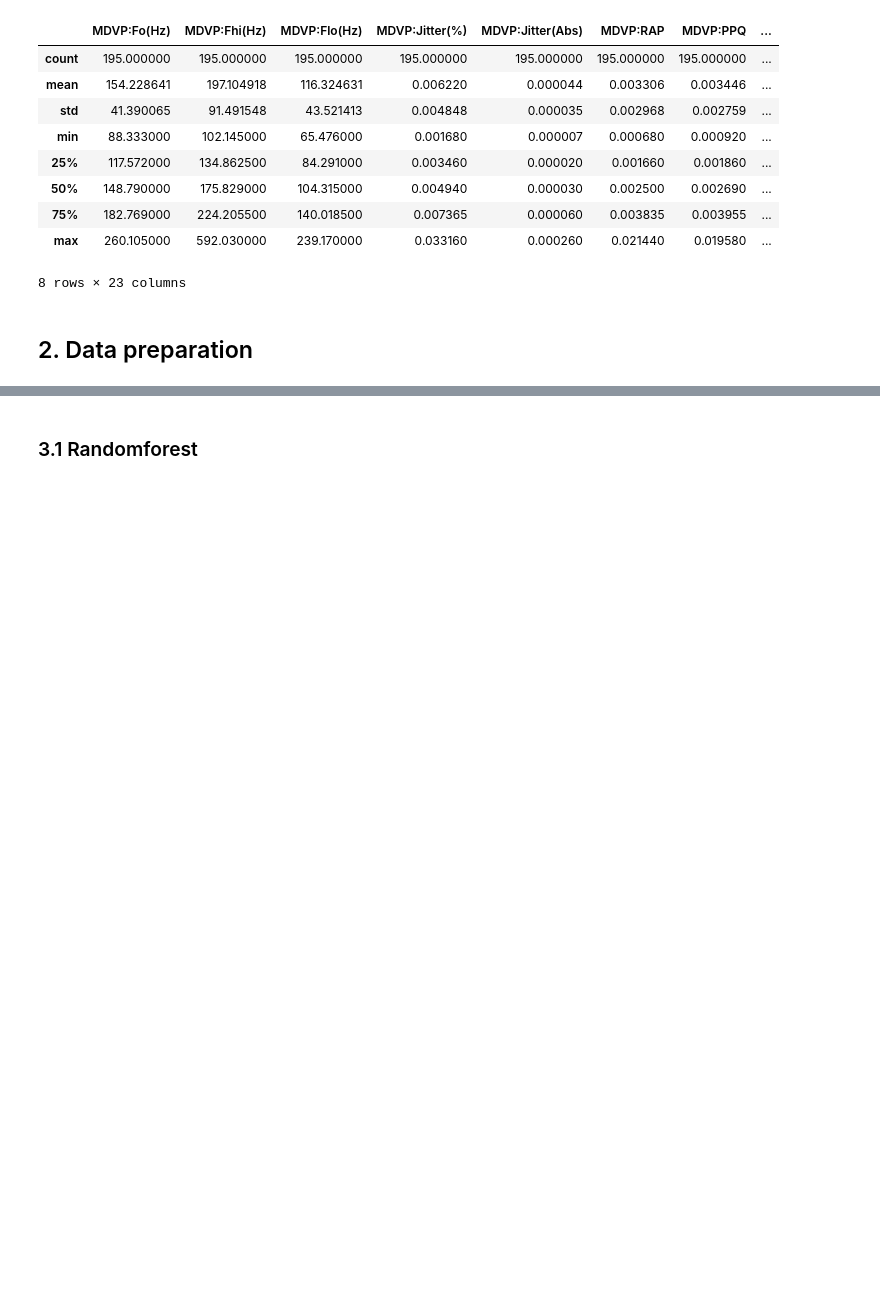
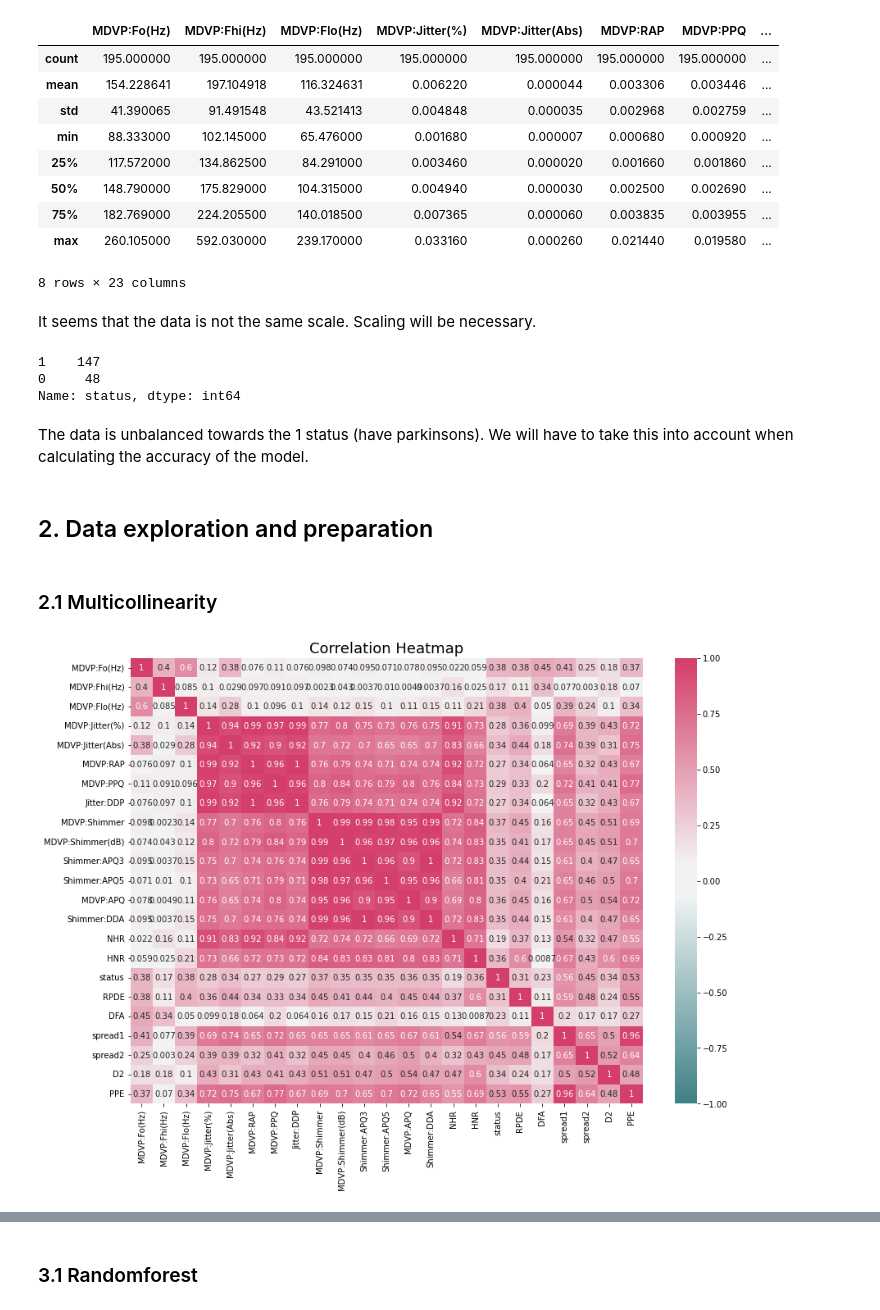
Before and after one commit to HendrikReitsma/supervised_learning_dsls, a Jupyter notebook: supervised_hendrik_reitsma_444264.ipynb, the cells around one changed output, grey strips where cells are left out. Cells and saved outputs as stored; diff of their text form; code cells hidden in the pictures; blank space fills up the shorter version.

```diff
--- a/supervised_hendrik_reitsma_444264.ipynb
+++ b/supervised_hendrik_reitsma_444264.ipynb
@@ -39,0 +39,2 @@ df
+# %%
+df.set_index('name', inplace=True)
@@ -55,2 +62,29 @@ df.describe()
+# %% [markdown]
+It seems that the data is not the same scale. Scaling will be necessary.
+# %%
+df.status.value_counts()
+# %% [output]
+1    147
+0     48
+Name: status, dtype: int64
+# %% [markdown]
+The data is unbalanced towards the 1 status (have parkinsons). We will have to take this into account when calculating the accuracy of the model.
 # %% [markdown]
-## 2. Data preparation
+## 2. Data exploration and preparation
+# %% [markdown]
+### 2.1 Multicollinearity
+# %%
+def correlation_heatmap(df):
+    """
+    Function that shows a correlation heatmap with r values annotated.
+    """
+    plt.rcParams["figure.figsize"] = (14, 10)
+    cmap = sns.diverging_palette(h_neg = 200, h_pos = 360, s = 74, l= 50, sep=20, n=11, center='light',as_cmap=True)
+    title = 'Correlation Heatmap'
+    plt.title(title, fontsize=18)
+    sns.heatmap(df.corr().abs(), annot = True, cmap=cmap, vmin=-1, vmax=1)
+    plt.show()
+
+correlation_heatmap(df)
+# %% [output]
+[figure, added]
```
Also changed, not shown: parts of 109 cells of this notebook, 5 other files.
